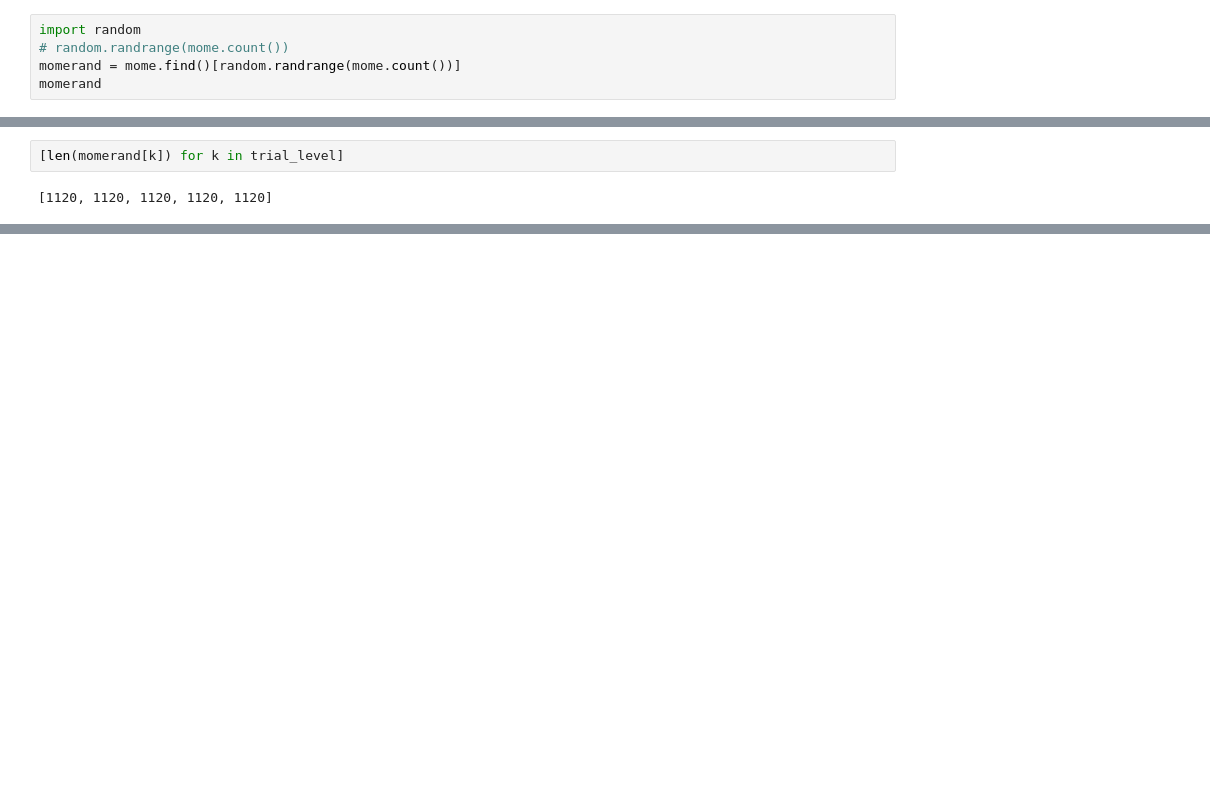
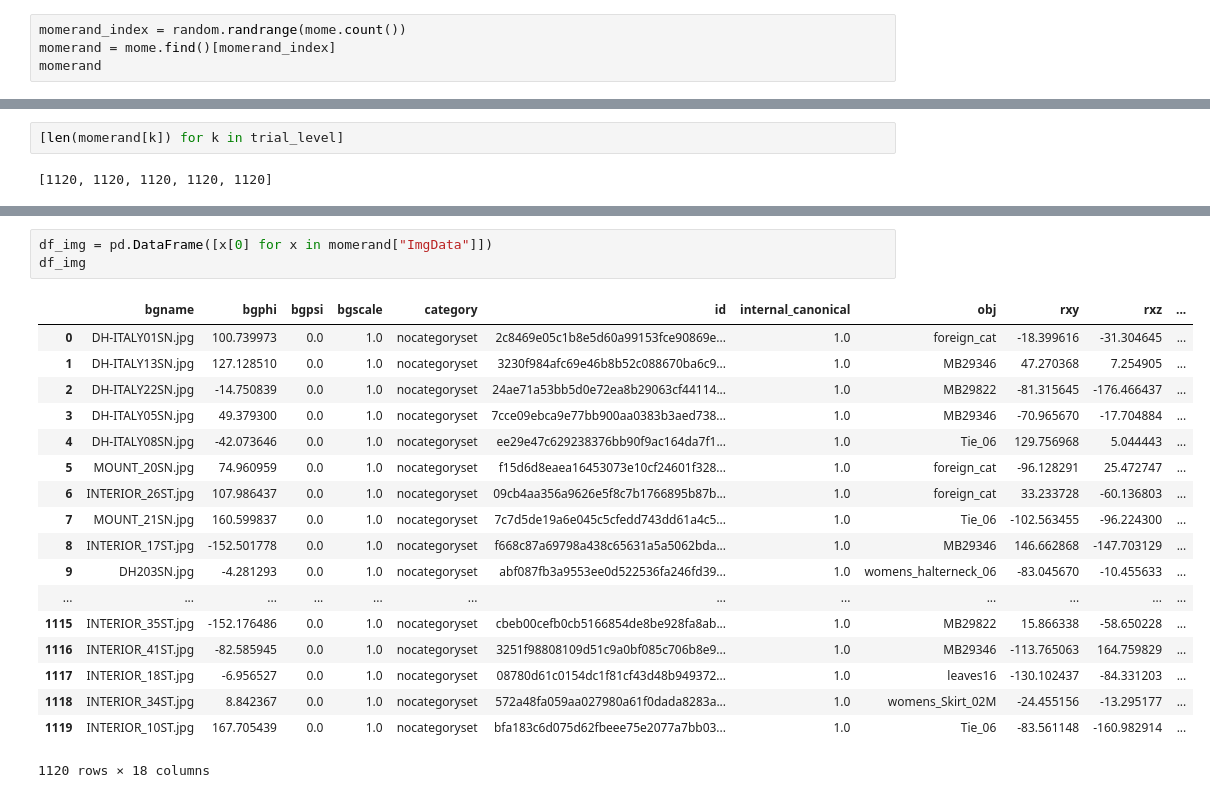
Before and after one commit to brain-score/brainio_contrib, a Jupyter notebook: notebooks/2018-06-22_behavioral.ipynb, the cells around one changed output, grey strips where cells are left out. Saved outputs shown, nothing was run; the diff lists cells and outputs as text; blank space fills up the shorter version.

Commit message:
Experiments with MultiIndexes for behavioral.

```diff
--- a/notebooks/2018-06-22_behavioral.ipynb
+++ b/notebooks/2018-06-22_behavioral.ipynb
@@ -166,6 +169,5 @@ client.server_info()
 # %%
-import random
-# random.randrange(mome.count())
-momerand = mome.find()[random.randrange(mome.count())]
+momerand_index = random.randrange(mome.count())
+momerand = mome.find()[momerand_index]
 momerand
 # %% [output]
@@ -371,0 +373,22 @@ for db_k in countings_select:
+# %%
+df_img = pd.DataFrame([x[0] for x in momerand["ImgData"]])
+df_img
+# %% [output]
+|  | bgname | bgphi | bgpsi | bgscale | category | id | internal_canonical | obj | rxy | rxz | ... |
+| 0 | DH-ITALY01SN.jpg | 100.739973 | 0.0 | 1.0 | nocategoryset | 2c8469e05c1b8e5d60a99153fce90869e... | 1.0 | foreign_cat | -18.399616 | -31.304645 | ... |
+| 1 | DH-ITALY13SN.jpg | 127.128510 | 0.0 | 1.0 | nocategoryset | 3230f984afc69e46b8b52c088670ba6c9... | 1.0 | MB29346 | 47.270368 | 7.254905 | ... |
+| 2 | DH-ITALY22SN.jpg | -14.750839 | 0.0 | 1.0 | nocategoryset | 24ae71a53bb5d0e72ea8b29063cf44114... | 1.0 | MB29822 | -81.315645 | -176.466437 | ... |
+| 3 | DH-ITALY05SN.jpg | 49.379300 | 0.0 | 1.0 | nocategoryset | 7cce09ebca9e77bb900aa0383b3aed738... | 1.0 | MB29346 | -70.965670 | -17.704884 | ... |
+| 4 | DH-ITALY08SN.jpg | -42.073646 | 0.0 | 1.0 | nocategoryset | ee29e47c629238376bb90f9ac164da7f1... | 1.0 | Tie_06 | 129.756968 | 5.044443 | ... |
+| 5 | MOUNT_20SN.jpg | 74.960959 | 0.0 | 1.0 | nocategoryset | f15d6d8eaea16453073e10cf24601f328... | 1.0 | foreign_cat | -96.128291 | 25.472747 | ... |
+| 6 | INTERIOR_26ST.jpg | 107.986437 | 0.0 | 1.0 | nocategoryset | 09cb4aa356a9626e5f8c7b1766895b87b... | 1.0 | foreign_cat | 33.233728 | -60.136803 | ... |
+| 7 | MOUNT_21SN.jpg | 160.599837 | 0.0 | 1.0 | nocategoryset | 7c7d5de19a6e045c5cfedd743dd61a4c5... | 1.0 | Tie_06 | -102.563455 | -96.224300 | ... |
+| 8 | INTERIOR_17ST.jpg | -152.501778 | 0.0 | 1.0 | nocategoryset | f668c87a69798a438c65631a5a5062bda... | 1.0 | MB29346 | 146.662868 | -147.703129 | ... |
+| 9 | DH203SN.jpg | -4.281293 | 0.0 | 1.0 | nocategoryset | abf087fb3a9553ee0d522536fa246fd39... | 1.0 | womens_halterneck_06 | -83.045670 | -10.455633 | ... |
+| ... | ... | ... | ... | ... | ... | ... | ... | ... | ... | ... | ... |
+| 1115 | INTERIOR_35ST.jpg | -152.176486 | 0.0 | 1.0 | nocategoryset | cbeb00cefb0cb5166854de8be928fa8ab... | 1.0 | MB29822 | 15.866338 | -58.650228 | ... |
+| 1116 | INTERIOR_41ST.jpg | -82.585945 | 0.0 | 1.0 | nocategoryset | 3251f98808109d51c9a0bf085c706b8e9... | 1.0 | MB29346 | -113.765063 | 164.759829 | ... |
+| 1117 | INTERIOR_18ST.jpg | -6.956527 | 0.0 | 1.0 | nocategoryset | 08780d61c0154dc1f81cf43d48b949372... | 1.0 | leaves16 | -130.102437 | -84.331203 | ... |
+| 1118 | INTERIOR_34ST.jpg | 8.842367 | 0.0 | 1.0 | nocategoryset | 572a48fa059aa027980a61f0dada8283a... | 1.0 | womens_Skirt_02M | -24.455156 | -13.295177 | ... |
+| 1119 | INTERIOR_10ST.jpg | 167.705439 | 0.0 | 1.0 | nocategoryset | bfa183c6d075d62fbeee75e2077a7bb03... | 1.0 | Tie_06 | -83.561148 | -160.982914 | ... |
+1120 rows × 18 columns
```
Also changed, not shown: parts of 40 cells of this notebook.
